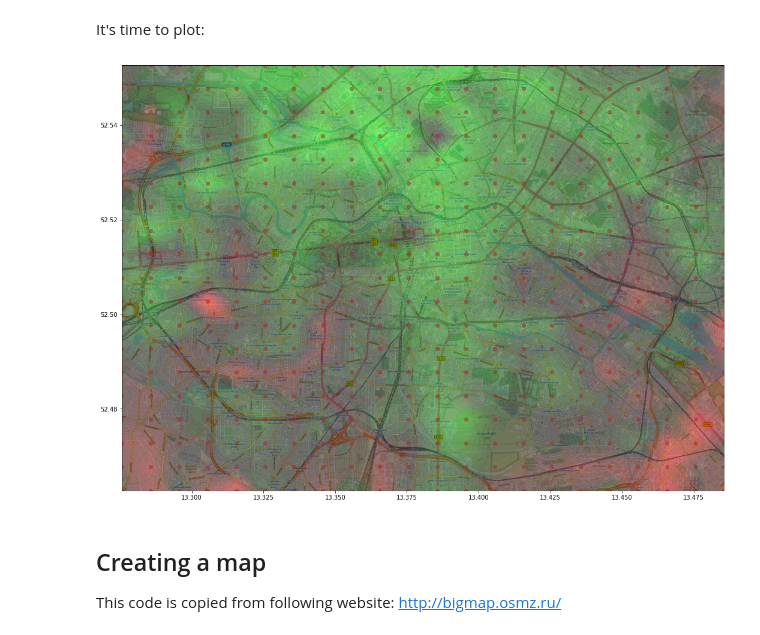
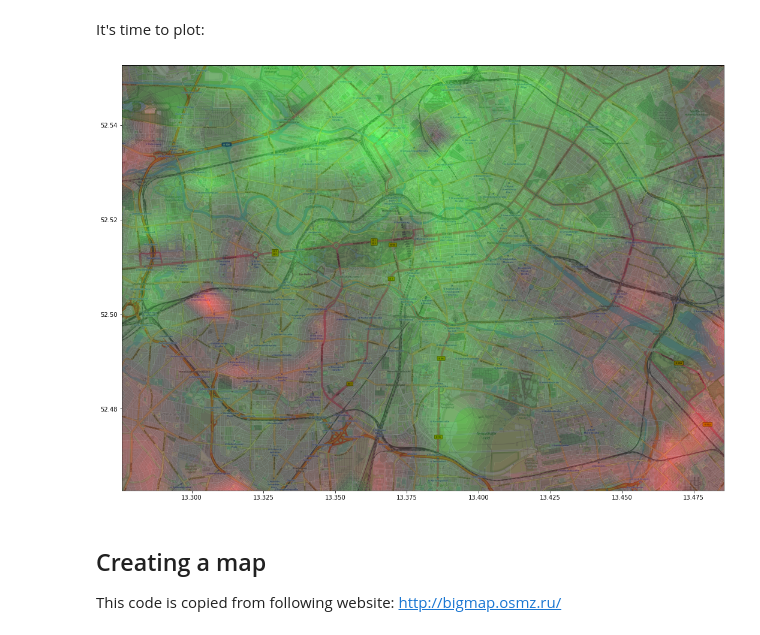
Before and after one commit to EricKolibacz/Oeffikator, a Jupyter notebook: Oeffikator.ipynb, the cells around one changed output. Cells and saved outputs as stored; diff of their text form; code cells hidden in the pictures.

Commit message:
Reorder plotting code

```diff
--- a/Oeffikator.ipynb
+++ b/Oeffikator.ipynb
@@ -174,18 +174,17 @@ It's time to plot:
 # %%
 bounding_box_locations = (min(dfn["X"]), max(dfn["X"]), min(dfn["Y"]), max(dfn["Y"]))
 bounding_box_map = (13.272, 13.491, 52.456, 52.563)
 levels = np.linspace(np.min(dfn["Time"]), np.max(dfn["Time"]), 32)
 map = plt.imread('maps/map_berlin_A.png')
 fig, ax = plt.subplots(figsize = (18,18))
 
 ax.set_xlim(bounding_box_locations[0],bounding_box_locations[1])
 ax.set_ylim(bounding_box_locations[2],bounding_box_locations[3])
 ax.tricontourf(dfn["X"], dfn["Y"], dfn["Time"], levels=levels, alpha= 0.5, cmap = CMAP, antialiased=True)
 #Displaying target locations
-ax.scatter(dfn["X"], dfn["Y"], alpha=0.5, color = "brown")
+# ax.scatter(dfn["X"], dfn["Y"], alpha=0.5, color = "brown")
 
 # "aspect=1.65" as a magic number
 ax.imshow(map, extent = bounding_box_map, aspect = 1.65)
-plt.savefig("results/map_berlin_sWedding.png")
 # %% [output]
-[figure, old version]
+[figure, new version]
```
Also changed, not shown: parts of 1 cell of this notebook.
